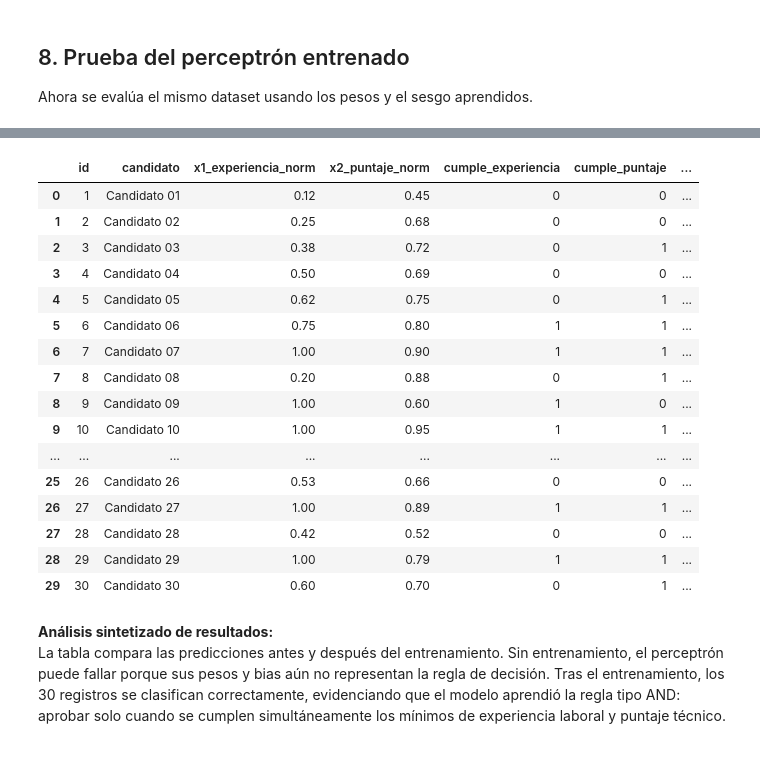
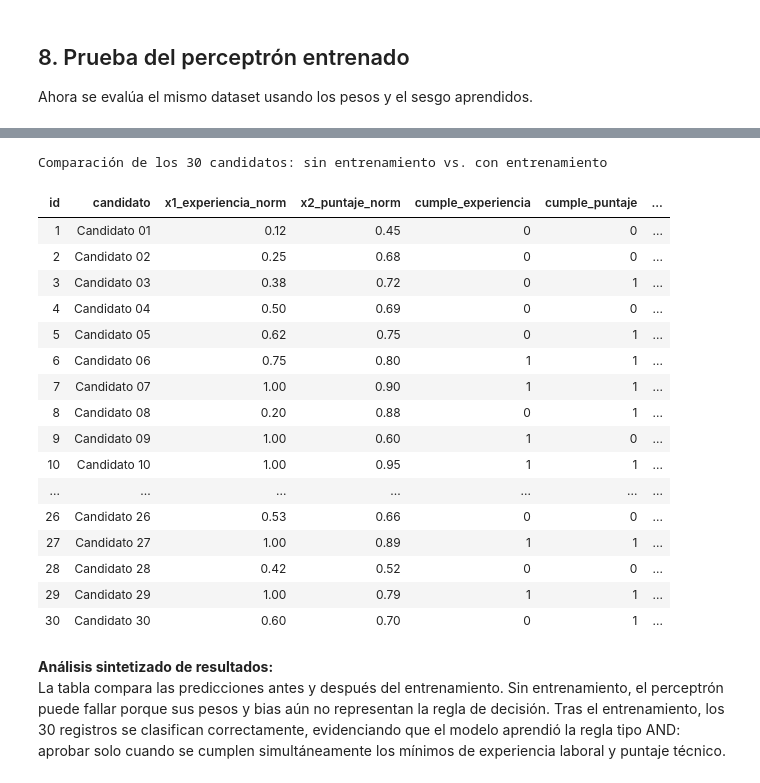
Before and after one commit to antoniot73/perceptron-candidatos-cv, a Jupyter notebook: notebooks/practica_perceptron_candidatos.ipynb, the cells around one changed output, grey strips where cells are left out. Saved outputs shown, nothing was run; the diff lists cells and outputs as text; code cells hidden in the pictures.

```diff
--- a/notebooks/practica_perceptron_candidatos.ipynb
+++ b/notebooks/practica_perceptron_candidatos.ipynb
@@ -497,49 +611,57 @@ Exactitud con entrenamiento: 100.00%
 # %%
 # Construye una tabla comparativa entre predicciones sin entrenamiento y con entrenamiento.
 
 final_results = build_results_table(
     train_df,
     z_final,
     y_final,
     target_column="y_pasa_entrevista",
     prediction_column="y_pred_entrenado",
     z_column="z_entrenado",
 )
 
 comparison_df = final_results.copy()
 comparison_df["z_sin_entrenamiento"] = z_initial
 comparison_df["y_pred_sin_entrenamiento"] = y_initial
-comparison_df[[
+
+comparison_columns = [
     "id",
     "candidato",
     "x1_experiencia_norm",
     "x2_puntaje_norm",
     "cumple_experiencia",
     "cumple_puntaje",
     "y_pasa_entrevista",
     "z_sin_entrenamiento",
     "y_pred_sin_entrenamiento",
     "z_entrenado",
     "y_pred_entrenado",
-]]
+]
+
+display_scrollable_dataframe(
+    comparison_df[comparison_columns],
+    height_px=430,
+    title="Comparación de los 30 candidatos: sin entrenamiento vs. con entrenamiento",
+)
 # %% [output]
+Comparación de los 30 candidatos: sin entrenamiento vs. con entrenamiento
-|  | id | candidato | x1_experiencia_norm | x2_puntaje_norm | cumple_experiencia | cumple_puntaje | ... |
-| 0 | 1 | Candidato 01 | 0.12 | 0.45 | 0 | 0 | ... |
-| 1 | 2 | Candidato 02 | 0.25 | 0.68 | 0 | 0 | ... |
-| 2 | 3 | Candidato 03 | 0.38 | 0.72 | 0 | 1 | ... |
-| 3 | 4 | Candidato 04 | 0.50 | 0.69 | 0 | 0 | ... |
-| 4 | 5 | Candidato 05 | 0.62 | 0.75 | 0 | 1 | ... |
-| 5 | 6 | Candidato 06 | 0.75 | 0.80 | 1 | 1 | ... |
-| 6 | 7 | Candidato 07 | 1.00 | 0.90 | 1 | 1 | ... |
-| 7 | 8 | Candidato 08 | 0.20 | 0.88 | 0 | 1 | ... |
-| 8 | 9 | Candidato 09 | 1.00 | 0.60 | 1 | 0 | ... |
-| 9 | 10 | Candidato 10 | 1.00 | 0.95 | 1 | 1 | ... |
-| ... | ... | ... | ... | ... | ... | ... | ... |
-| 25 | 26 | Candidato 26 | 0.53 | 0.66 | 0 | 0 | ... |
-| 26 | 27 | Candidato 27 | 1.00 | 0.89 | 1 | 1 | ... |
-| 27 | 28 | Candidato 28 | 0.42 | 0.52 | 0 | 0 | ... |
-| 28 | 29 | Candidato 29 | 1.00 | 0.79 | 1 | 1 | ... |
-| 29 | 30 | Candidato 30 | 0.60 | 0.70 | 0 | 1 | ... |
+| id | candidato | x1_experiencia_norm | x2_puntaje_norm | cumple_experiencia | cumple_puntaje | ... |
+| 1 | Candidato 01 | 0.12 | 0.45 | 0 | 0 | ... |
+| 2 | Candidato 02 | 0.25 | 0.68 | 0 | 0 | ... |
+| 3 | Candidato 03 | 0.38 | 0.72 | 0 | 1 | ... |
+| 4 | Candidato 04 | 0.50 | 0.69 | 0 | 0 | ... |
+| 5 | Candidato 05 | 0.62 | 0.75 | 0 | 1 | ... |
+| 6 | Candidato 06 | 0.75 | 0.80 | 1 | 1 | ... |
+| 7 | Candidato 07 | 1.00 | 0.90 | 1 | 1 | ... |
+| 8 | Candidato 08 | 0.20 | 0.88 | 0 | 1 | ... |
+| 9 | Candidato 09 | 1.00 | 0.60 | 1 | 0 | ... |
+| 10 | Candidato 10 | 1.00 | 0.95 | 1 | 1 | ... |
+| ... | ... | ... | ... | ... | ... | ... |
+| 26 | Candidato 26 | 0.53 | 0.66 | 0 | 0 | ... |
+| 27 | Candidato 27 | 1.00 | 0.89 | 1 | 1 | ... |
+| 28 | Candidato 28 | 0.42 | 0.52 | 0 | 0 | ... |
+| 29 | Candidato 29 | 1.00 | 0.79 | 1 | 1 | ... |
+| 30 | Candidato 30 | 0.60 | 0.70 | 0 | 1 | ... |
 # %% [markdown]
 **Análisis sintetizado de resultados:**
 La tabla compara las predicciones antes y después del entrenamiento. Sin entrenamiento, el perceptrón puede fallar porque sus pesos y bias aún no representan la regla de decisión. Tras el entrenamiento, los 30 registros se clasifican correctamente, evidenciando que el modelo aprendió la regla tipo AND: aprobar solo cuando se cumplen simultáneamente los mínimos de experiencia laboral y puntaje técnico.
```
Also changed, not shown: parts of 14 cells of this notebook, 5 other files.
